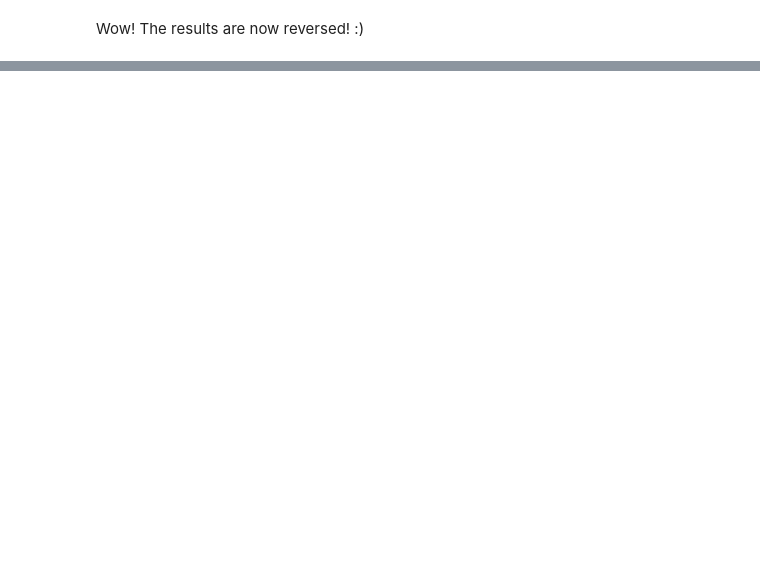
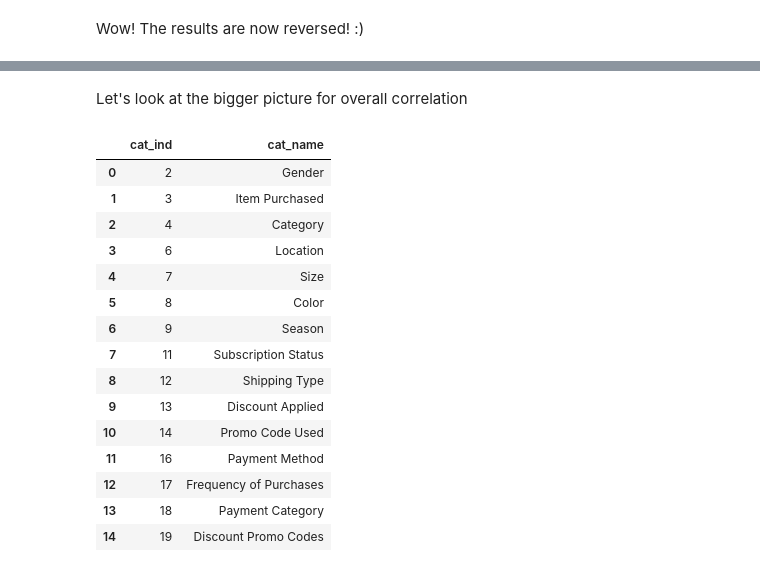
Before and after one commit to annabel-lee-x10/ecommerce-trends-visualization, a Jupyter notebook: ecommerce-trends-viz.ipynb, the cells around one changed output, grey strips where cells are left out. Saved outputs shown, nothing was run; the diff lists cells and outputs as text; code cells hidden in the pictures; blank space fills up the shorter version.

```diff
--- a/ecommerce-trends-viz.ipynb
+++ b/ecommerce-trends-viz.ipynb
@@ -226,0 +251,30 @@ Wow! The results are now reversed! :)
+# %% [markdown]
+Let's look at the bigger picture for overall correlation
+# %%
+col_type = shopping_behavior.dtypes
+col_names = list(shopping_behavior)
+
+cat_var_index = [i for i, x in enumerate(col_type) if ((x == 'object')|(x == 'string')|(x == 'category'))]
+
+cat_var_name = [x for i, x in enumerate(col_names) if i in cat_var_index]
+
+cat_var_df = pd.DataFrame({'cat_ind': cat_var_index,
+                           'cat_name': cat_var_name})
+cat_var_df
+# %% [output]
+|  | cat_ind | cat_name |
+| 0 | 2 | Gender |
+| 1 | 3 | Item Purchased |
+| 2 | 4 | Category |
+| 3 | 6 | Location |
+| 4 | 7 | Size |
+| 5 | 8 | Color |
+| 6 | 9 | Season |
+| 7 | 11 | Subscription Status |
+| 8 | 12 | Shipping Type |
+| 9 | 13 | Discount Applied |
+| 10 | 14 | Promo Code Used |
+| 11 | 16 | Payment Method |
+| 12 | 17 | Frequency of Purchases |
+| 13 | 18 | Payment Category |
+| 14 | 19 | Discount Promo Codes |
```
Also changed, not shown: parts of 13 cells of this notebook.
